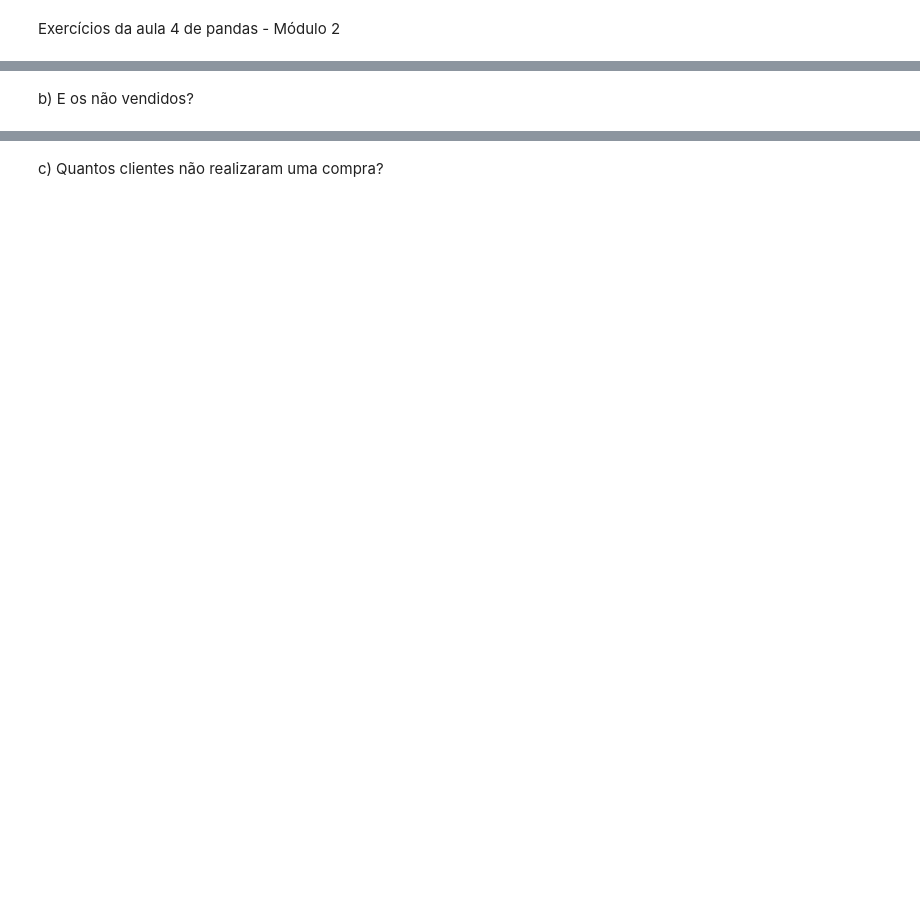
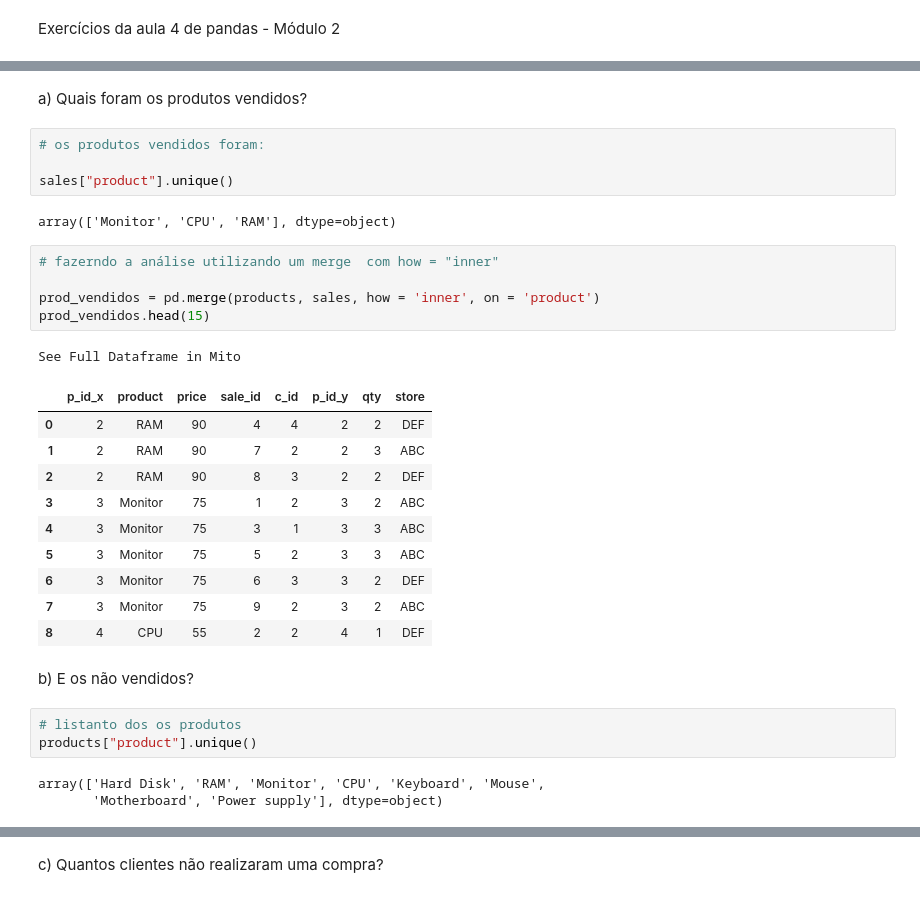
Before and after one commit to patriciacatandi/Lets_Code_Alunos, a Jupyter notebook: 02_Ferramentas_Programação/03_Pandas/Aula_4-Exercicios.ipynb, the cells around one changed output, grey strips where cells are left out. Drawn from its saved outputs; the diff is of its cells as text; blank space fills up the shorter version.

```diff
--- a/02_Ferramentas_Programação/03_Pandas/Aula_4-Exercicios.ipynb
+++ b/02_Ferramentas_Programação/03_Pandas/Aula_4-Exercicios.ipynb
@@ -12,2 +68,33 @@ a) Quais foram os produtos vendidos?
+# %% [markdown]
+a) Quais foram os produtos vendidos?
+# %%
+# os produtos vendidos foram:
+
+sales["product"].unique()
+# %% [output]
+array(['Monitor', 'CPU', 'RAM'], dtype=object)
+# %%
+# fazerndo a análise utilizando um merge  com how = "inner"
+
+prod_vendidos = pd.merge(products, sales, how = 'inner', on = 'product')
+prod_vendidos.head(15)
+# %% [output]
+See Full Dataframe in Mito
+|  | p_id_x | product | price | sale_id | c_id | p_id_y | qty | store |
+| 0 | 2 | RAM | 90 | 4 | 4 | 2 | 2 | DEF |
+| 1 | 2 | RAM | 90 | 7 | 2 | 2 | 3 | ABC |
+| 2 | 2 | RAM | 90 | 8 | 3 | 2 | 2 | DEF |
+| 3 | 3 | Monitor | 75 | 1 | 2 | 3 | 2 | ABC |
+| 4 | 3 | Monitor | 75 | 3 | 1 | 3 | 3 | ABC |
+| 5 | 3 | Monitor | 75 | 5 | 2 | 3 | 3 | ABC |
+| 6 | 3 | Monitor | 75 | 6 | 3 | 3 | 2 | DEF |
+| 7 | 3 | Monitor | 75 | 9 | 2 | 3 | 2 | ABC |
+| 8 | 4 | CPU | 55 | 2 | 2 | 4 | 1 | DEF |
 # %% [markdown]
 b) E os não vendidos?
+# %%
+# listanto dos os produtos
+products["product"].unique()
+# %% [output]
+array(['Hard Disk', 'RAM', 'Monitor', 'CPU', 'Keyboard', 'Mouse',
+       'Motherboard', 'Power supply'], dtype=object)
```
Also changed, not shown: parts of 19 cells of this notebook, 1 other file.
